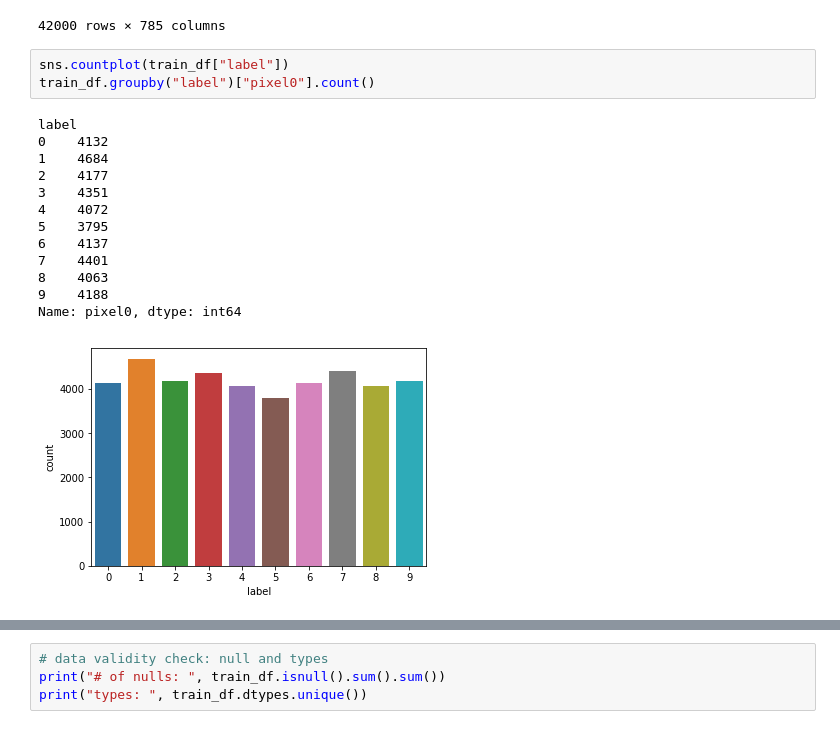
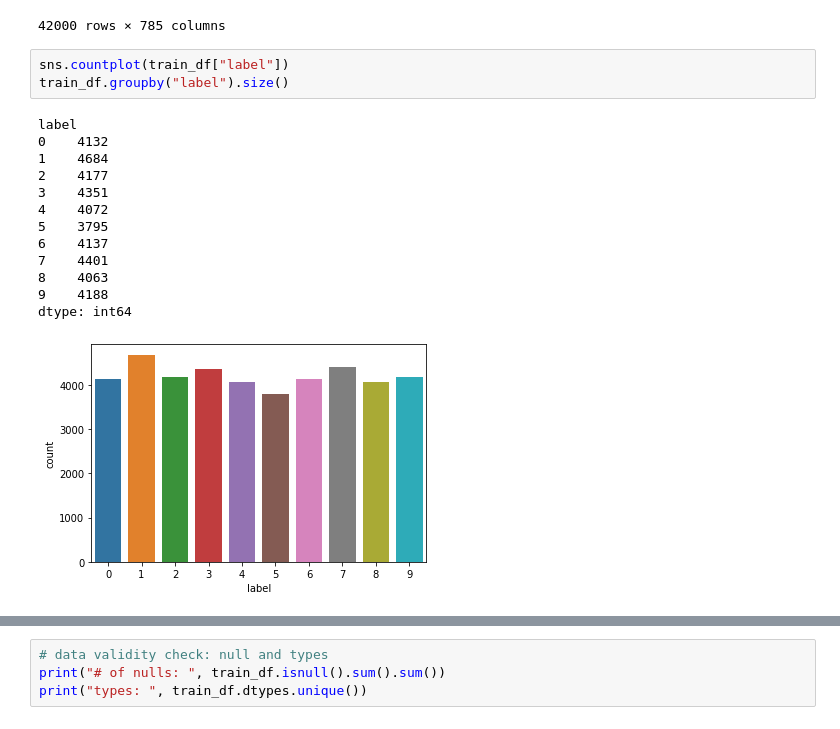
Before and after one commit to Jameschen7/Digit_Recognition, a Jupyter notebook: Digit_classification.ipynb, the cells around one changed output, grey strips where cells are left out. Saved outputs shown, nothing was run; the diff lists cells and outputs as text.

```diff
--- a/Digit_classification.ipynb
+++ b/Digit_classification.ipynb
@@ -53,21 +60,21 @@ train_df
 42000 rows × 785 columns
 # %%
 sns.countplot(train_df["label"])
-train_df.groupby("label")["pixel0"].count()
+train_df.groupby("label").size()
 # %% [output]
 label
 0    4132
 1    4684
 2    4177
 3    4351
 4    4072
 5    3795
 6    4137
 7    4401
 8    4063
 9    4188
-Name: pixel0, dtype: int64
+dtype: int64
-[figure, old version]
+[figure, new version]
 # %%
 # example picture
 sample_pixels = train_df.groupby("label").apply(lambda df: df.sample())
```
Also changed, not shown: parts of 34 cells of this notebook.
